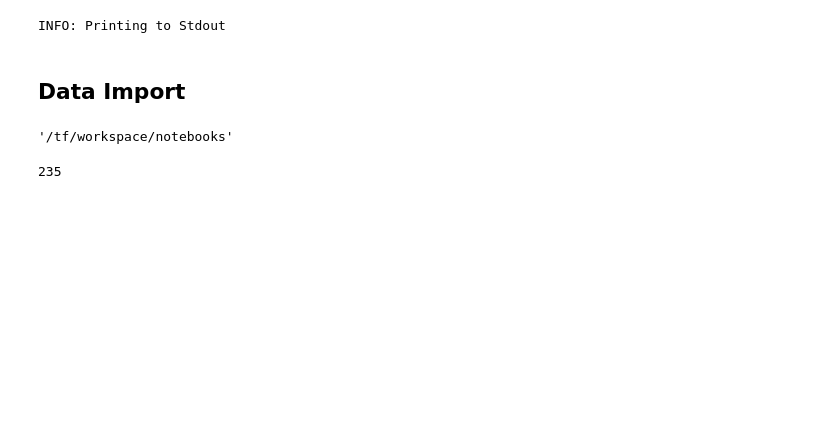
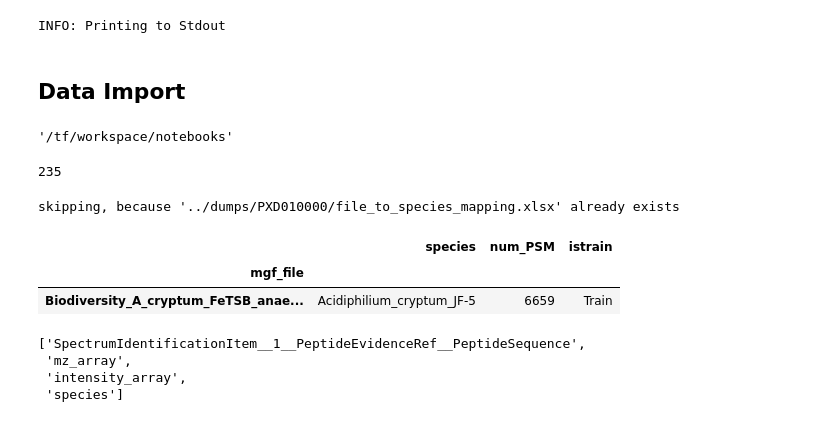
Before and after one commit to Miroka96/mmdenovo, a Jupyter notebook: notebooks/210330 Data Filtering Pipeline.ipynb, the cells around one changed output. Saved outputs shown, nothing was run; the diff lists cells and outputs as text; code cells hidden in the pictures; blank space fills up the shorter version.

Commit message:
join species column to training data

```diff
--- a/notebooks/210330 Data Filtering Pipeline.ipynb
+++ b/notebooks/210330 Data Filtering Pipeline.ipynb
@@ -28,6 +30,10 @@ DATA_PATH = f"../datasets/{PROJECT}"
 DUMP_PATH = f"../dumps/{PROJECT}"
 TRAINING_COLUMNS_DUMP_PATH = DUMP_PATH + "/training_columns"
 MZMLID_FILES_PATH = f"{DATA_PATH}/*_mzmlid.parquet"
+# %%
+# taken from https://www.biorxiv.org/content/10.1101/428334v2.supplementary-material
+SPECIES_MAPPING_FILE_DOWNLOAD_URL = 'https://www.biorxiv.org/highwire/filestream/128716/field_highwire_adjunct_files/1/428334-2.xlsx'
+SPECIES_MAPPING_FILE_PATH = os.path.join(DUMP_PATH, 'file_to_species_mapping.xlsx')
 # %%
 ensure_dir_exists(TRAINING_COLUMNS_DUMP_PATH)
 # %%
@@ -35,3 +41,51 @@ MZMLID_FILE_PATHS = glob.glob(MZMLID_FILES_PATH)
 len(MZMLID_FILE_PATHS)
 # %% [output]
 235
+# %%
+def download_species_mapping(download_url: str, output_file: str):
+    if os.path.exists(output_file):
+        print(f"skipping, because '{output_file}' already exists")
+    else:
+        print(wget.download(download_url, out=output_file))
+
+def read_xlsx(file: str) -> pd.DataFrame:
+    workbook = load_workbook(SPECIES_MAPPING_FILE_PATH)
+    worksheet = workbook[workbook.worksheets[0].title]
+    data = worksheet.values
+    columns = next(data)[0:]
+    df = pd.DataFrame(data=data, columns=columns)
+    return df
+# %%
+def get_species_mapping(download_url: str = SPECIES_MAPPING_FILE_DOWNLOAD_URL,
+                       output_file: str = SPECIES_MAPPING_FILE_PATH) -> pd.DataFrame:
+    download_species_mapping(download_url=download_url, output_file=output_file)
+    df = read_xlsx(file=output_file)
+    df = df.drop(columns='id')
+    df = df.set_index('mgf_file')
+    return df
+
+def join_species_mapping(data_df: pd.DataFrame, species_df: pd.DataFrame) -> pd.DataFrame:
+    df = data_df.copy()
+
+    # remove '.mzml' extension
+    df['mgf_file'] = df['mzml_filename'].str.slice(stop=-5)
+    df = df.join(species_df, on='mgf_file')
+
+    return df
+# %%
+species_df = get_species_mapping()
+species_df.head(1)
+# %% [output]
+skipping, because '../dumps/PXD010000/file_to_species_mapping.xlsx' already exists
+|  | species | num_PSM | istrain |
+| mgf_file |  |  |  |
+| Biodiversity_A_cryptum_FeTSB_anae... | Acidiphilium_cryptum_JF-5 | 6659 | Train |
+# %%
+output_columns = FilteringProcessor.get_default_output_columns()
+output_columns.append('species')
+output_columns
+# %% [output]
+['SpectrumIdentificationItem__1__PeptideEvidenceRef__PeptideSequence',
+ 'mz_array',
+ 'intensity_array',
+ 'species']
```
Also changed, not shown: parts of 10 cells of this notebook, 2 other files.
